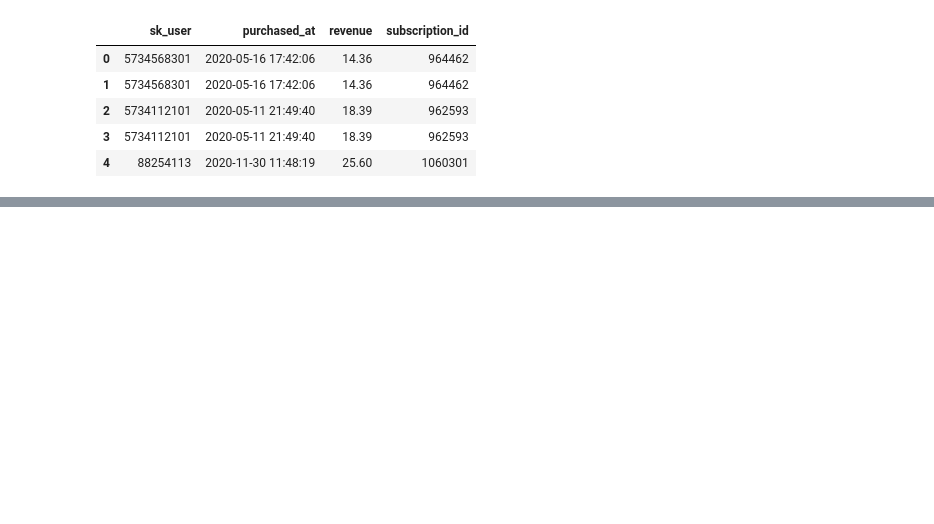
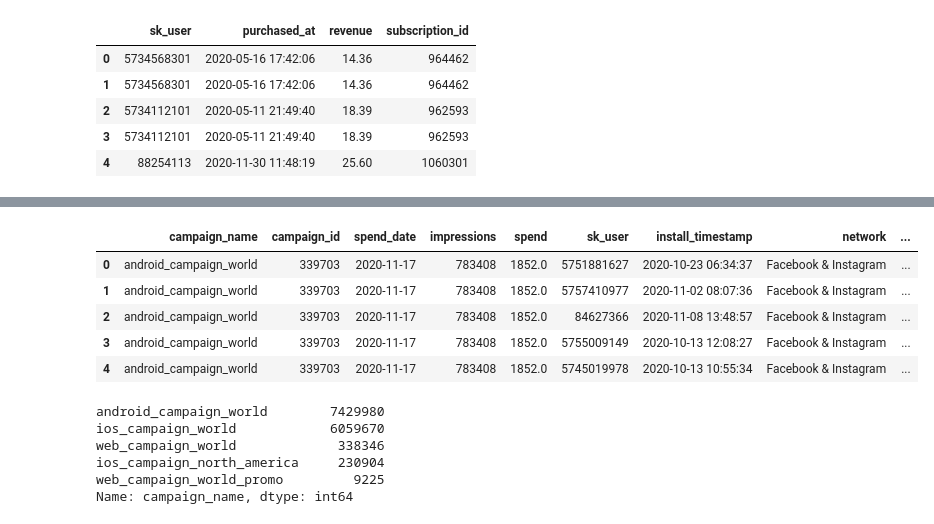
Before and after one commit to Brunadiasmiguel/challenge_facebook_marketing, a Jupyter notebook: data_wrangling.ipynb, the cells around one changed output, grey strips where cells are left out. Cells and saved outputs as stored; diff of their text form; code cells hidden in the pictures; blank space fills up the shorter version.

```diff
--- a/data_wrangling.ipynb
+++ b/data_wrangling.ipynb
@@ -22,8 +23,10 @@ conn = psycopg2.connect(host="d-an-test.cygqmbt4gi1l.eu-central-1.rds.amazonaws.
 # %%
-query = """
+# fbt_conversions table
+
+query_fbt_conversions = """
 SELECT *
 From fbt_conversions;
 """
 
-table1 = pd.read_sql(query, conn)
+fbt_conversions = pd.read_sql(query_fbt_conversions, conn)
 # %%
@@ -35,3 +38,12 @@ table1.head()
 | 2 | 5734112101 | 2020-05-11 21:49:40 | 18.39 | 962593 |
 | 3 | 5734112101 | 2020-05-11 21:49:40 | 18.39 | 962593 |
 | 4 | 88254113 | 2020-11-30 11:48:19 | 25.60 | 1060301 |
+# %%
+# fbt_facebook_campaign table
+
+query_fbt_facebook_campaigns = """
+SELECT *
+From fbt_facebook_campaigns;
+"""
+
+fbt_facebook_campaigns = pd.read_sql(query_fbt_facebook_campaigns, conn)
@@ -37,0 +59,9 @@ table1.head()
+# %%
+# fbt_installs table
+
+query_fbt_installs = """
+SELECT *
+From fbt_installs;
+"""
+
+fbt_installs = pd.read_sql(query_fbt_installs, conn)
@@ -37,0 +149,6 @@ table1.head()
+# %%
+# merging tables in order to have the revenue and spend of app campaign together
+
+app_spend = fbt_facebook_campaigns.merge(fbt_installs, how="left", left_on="campaign_id", right_on="campaign_id")
+
+app_spend.head()
@@ -37,0 +162,19 @@ table1.head()
+# %%
+app_spend_revenue = app_spend.merge(fbt_conversions, how="left", left_on="sk_user", right_on="sk_user")
+app_spend_revenue.head()
+# %% [output]
+|  | campaign_name | campaign_id | spend_date | impressions | spend | sk_user | install_timestamp | network | ... |
+| 0 | android_campaign_world | 339703 | 2020-11-17 | 783408 | 1852.0 | 5751881627 | 2020-10-23 06:34:37 | Facebook & Instagram | ... |
+| 1 | android_campaign_world | 339703 | 2020-11-17 | 783408 | 1852.0 | 5757410977 | 2020-11-02 08:07:36 | Facebook & Instagram | ... |
+| 2 | android_campaign_world | 339703 | 2020-11-17 | 783408 | 1852.0 | 84627366 | 2020-11-08 13:48:57 | Facebook & Instagram | ... |
+| 3 | android_campaign_world | 339703 | 2020-11-17 | 783408 | 1852.0 | 5755009149 | 2020-10-13 12:08:27 | Facebook & Instagram | ... |
+| 4 | android_campaign_world | 339703 | 2020-11-17 | 783408 | 1852.0 | 5745019978 | 2020-10-13 10:55:34 | Facebook & Instagram | ... |
+# %%
+app_spend_revenue["campaign_name"].value_counts()
+# %% [output]
+android_campaign_world        7429980
+ios_campaign_world            6059670
+web_campaign_world             338346
+ios_campaign_north_america     230904
+web_campaign_world_promo         9225
+Name: campaign_name, dtype: int64
```
Also changed, not shown: parts of 20 cells of this notebook.
